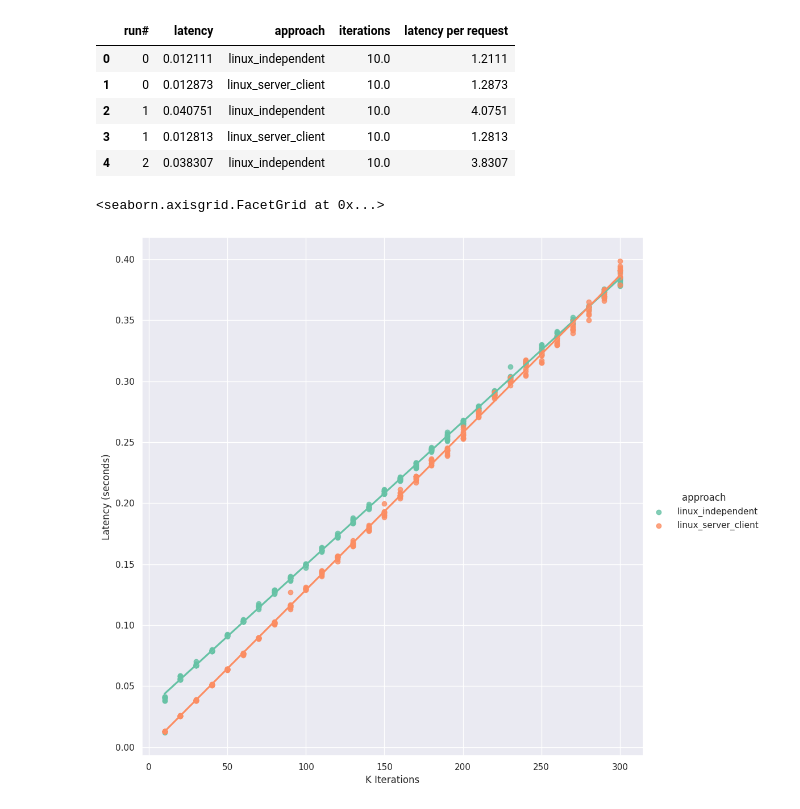
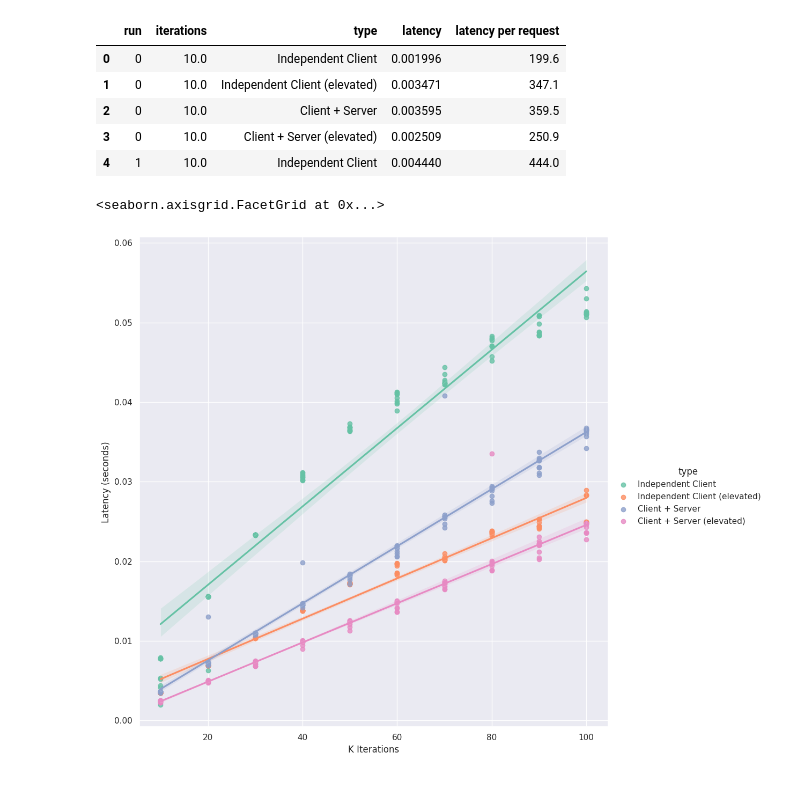
Before and after one commit to Symbi-OS/LinuxPrototypes, a Jupyter notebook: shmem_ipc/csv_visualization.ipynb, the cells around one changed output. Cells and saved outputs as stored; diff of their text form; code cells hidden in the pictures.

```diff
--- a/shmem_ipc/csv_visualization.ipynb
+++ b/shmem_ipc/csv_visualization.ipynb
@@ -8,23 +8,23 @@ sns.set_palette("Set2")
 
 df = pd.read_csv("results.csv")
 df['iterations'] = df['iterations'].div(1000)
-df['latency per request'] = (df['latency']*1000)/df['iterations']
+df['latency per request'] = (df['latency']*1000*1000)/df['iterations']
 df.head()
 # %% [output]
-|  | run# | latency | approach | iterations | latency per request |
-| 0 | 0 | 0.012111 | linux_independent | 10.0 | 1.2111 |
-| 1 | 0 | 0.012873 | linux_server_client | 10.0 | 1.2873 |
-| 2 | 1 | 0.040751 | linux_independent | 10.0 | 4.0751 |
-| 3 | 1 | 0.012813 | linux_server_client | 10.0 | 1.2813 |
-| 4 | 2 | 0.038307 | linux_independent | 10.0 | 3.8307 |
+|  | run | iterations | type | latency | latency per request |
+| 0 | 0 | 10.0 | Independent Client | 0.001996 | 199.6 |
+| 1 | 0 | 10.0 | Independent Client (elevated) | 0.003471 | 347.1 |
+| 2 | 0 | 10.0 | Client + Server | 0.003595 | 359.5 |
+| 3 | 0 | 10.0 | Client + Server (elevated) | 0.002509 | 250.9 |
+| 4 | 1 | 10.0 | Independent Client | 0.004440 | 444.0 |
 # %%
 # Visualization for sweep of writes vs latency
 
-p1=sns.lmplot(data=df, x="iterations", y="latency", hue="approach",  height=10)
+p1=sns.lmplot(data=df, x="iterations", y="latency", hue="type",  height=10)
 p1.set_axis_labels("K Iterations", "Latency (seconds)")
 # %% [output]
 <seaborn.axisgrid.FacetGrid at 0x...>
-[figure, old version]
+[figure, new version]
 # %%
 # Visualization for sweep of writes vs latency
 
```
Also changed, not shown: parts of 2 cells of this notebook, 4 other files.
